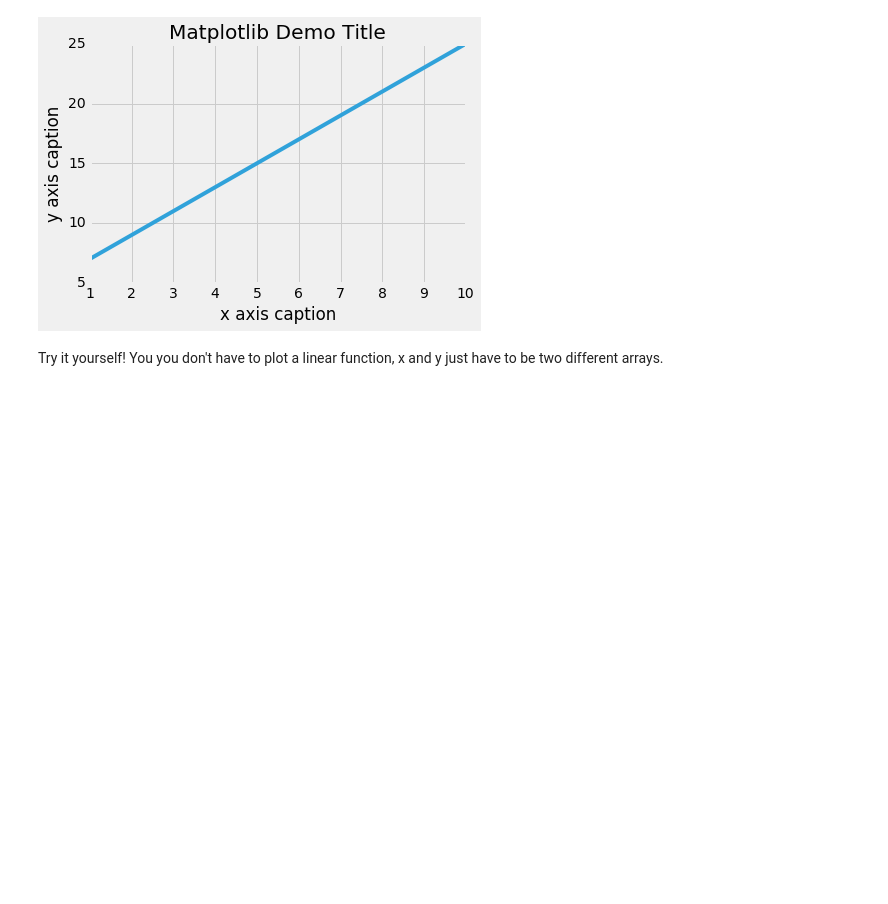
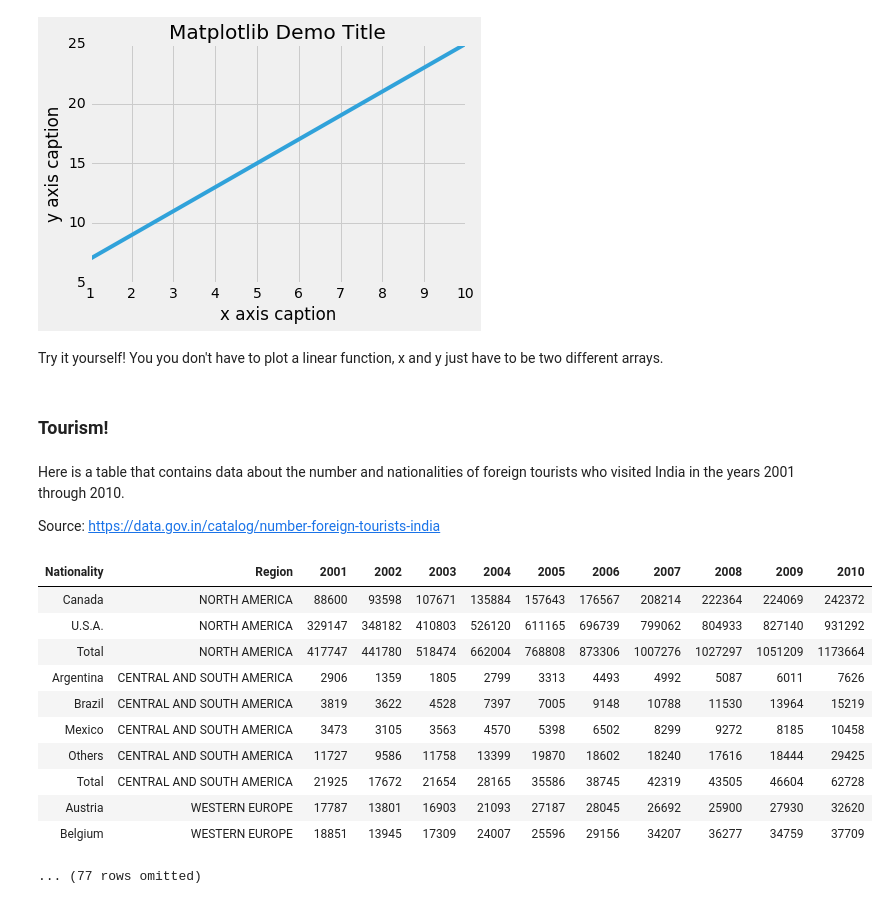
Before and after one commit to dsindia/notebooks, a Jupyter notebook: lesson7/Lesson_7_Visualization.ipynb, the cells around one changed output. Cells and saved outputs as stored; diff of their text form; code cells hidden in the pictures; blank space fills up the shorter version.

```diff
--- a/lesson7/Lesson_7_Visualization.ipynb
+++ b/lesson7/Lesson_7_Visualization.ipynb
@@ -53,3 +55,25 @@ plt.xlabel("Don't forget to...")
 plt.ylabel("...label your axes!")
 plt.plot(x,y)
 plt.show()
+# %% [markdown]
+### Tourism!
+# %% [markdown]
+Here is a table that contains data about the number and nationalities of foreign tourists who visited India in the years 2001 through 2010.
+
+Source: https://data.gov.in/catalog/number-foreign-tourists-india
+# %%
+tourism = Table().read_table("foreign_tourists.csv")
+tourism
+# %% [output]
+| Nationality | Region | 2001 | 2002 | 2003 | 2004 | 2005 | 2006 | 2007 | 2008 | 2009 | 2010 |
+| Canada | NORTH AMERICA | 88600 | 93598 | 107671 | 135884 | 157643 | 176567 | 208214 | 222364 | 224069 | 242372 |
+| U.S.A. | NORTH AMERICA | 329147 | 348182 | 410803 | 526120 | 611165 | 696739 | 799062 | 804933 | 827140 | 931292 |
+| Total | NORTH AMERICA | 417747 | 441780 | 518474 | 662004 | 768808 | 873306 | 1007276 | 1027297 | 1051209 | 1173664 |
+| Argentina | CENTRAL AND SOUTH AMERICA | 2906 | 1359 | 1805 | 2799 | 3313 | 4493 | 4992 | 5087 | 6011 | 7626 |
+| Brazil | CENTRAL AND SOUTH AMERICA | 3819 | 3622 | 4528 | 7397 | 7005 | 9148 | 10788 | 11530 | 13964 | 15219 |
+| Mexico | CENTRAL AND SOUTH AMERICA | 3473 | 3105 | 3563 | 4570 | 5398 | 6502 | 8299 | 9272 | 8185 | 10458 |
+| Others | CENTRAL AND SOUTH AMERICA | 11727 | 9586 | 11758 | 13399 | 19870 | 18602 | 18240 | 17616 | 18444 | 29425 |
+| Total | CENTRAL AND SOUTH AMERICA | 21925 | 17672 | 21654 | 28165 | 35586 | 38745 | 42319 | 43505 | 46604 | 62728 |
+| Austria | WESTERN EUROPE | 17787 | 13801 | 16903 | 21093 | 27187 | 28045 | 26692 | 25900 | 27930 | 32620 |
+| Belgium | WESTERN EUROPE | 18851 | 13945 | 17309 | 24007 | 25596 | 29156 | 34207 | 36277 | 34759 | 37709 |
+... (77 rows omitted)
```
Also changed, not shown: parts of 6 cells of this notebook, 1 other file.
